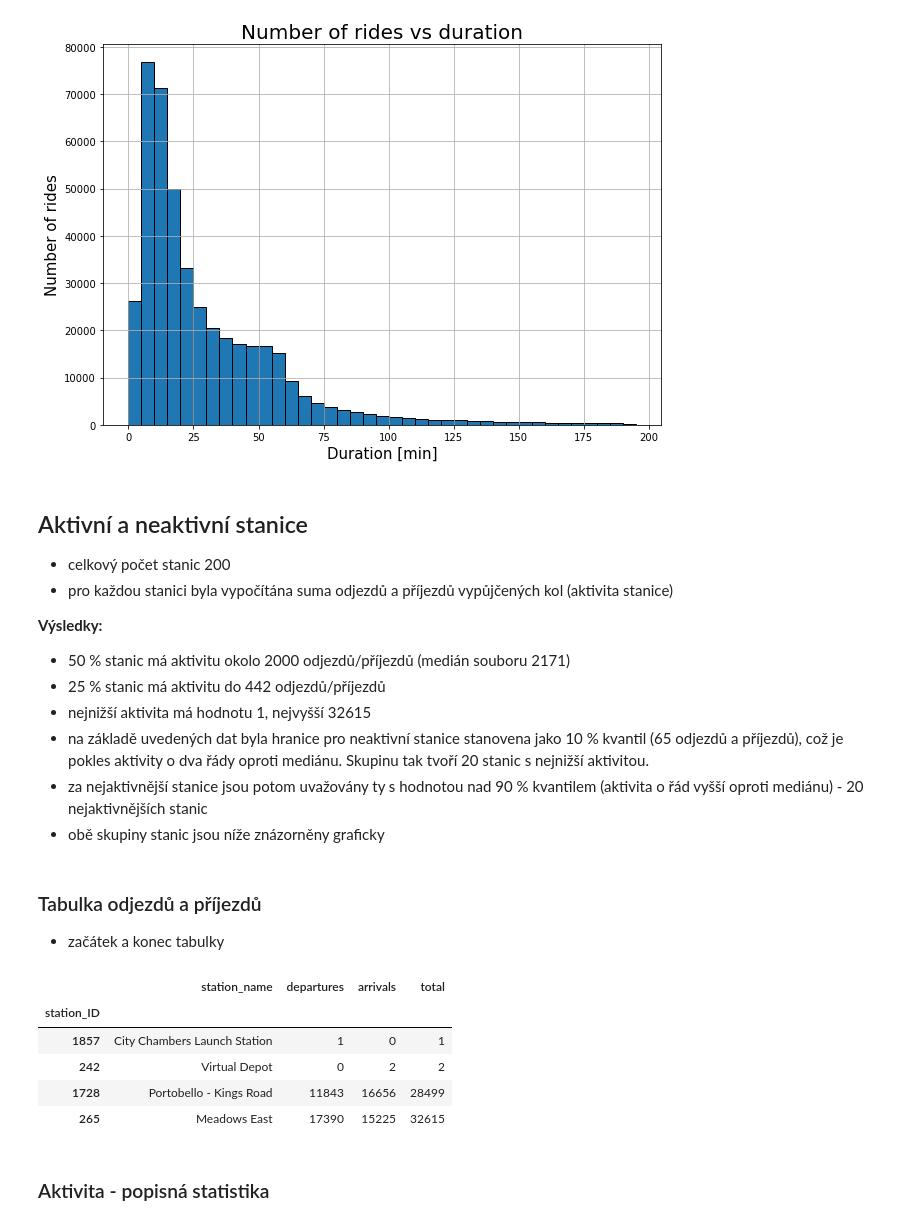
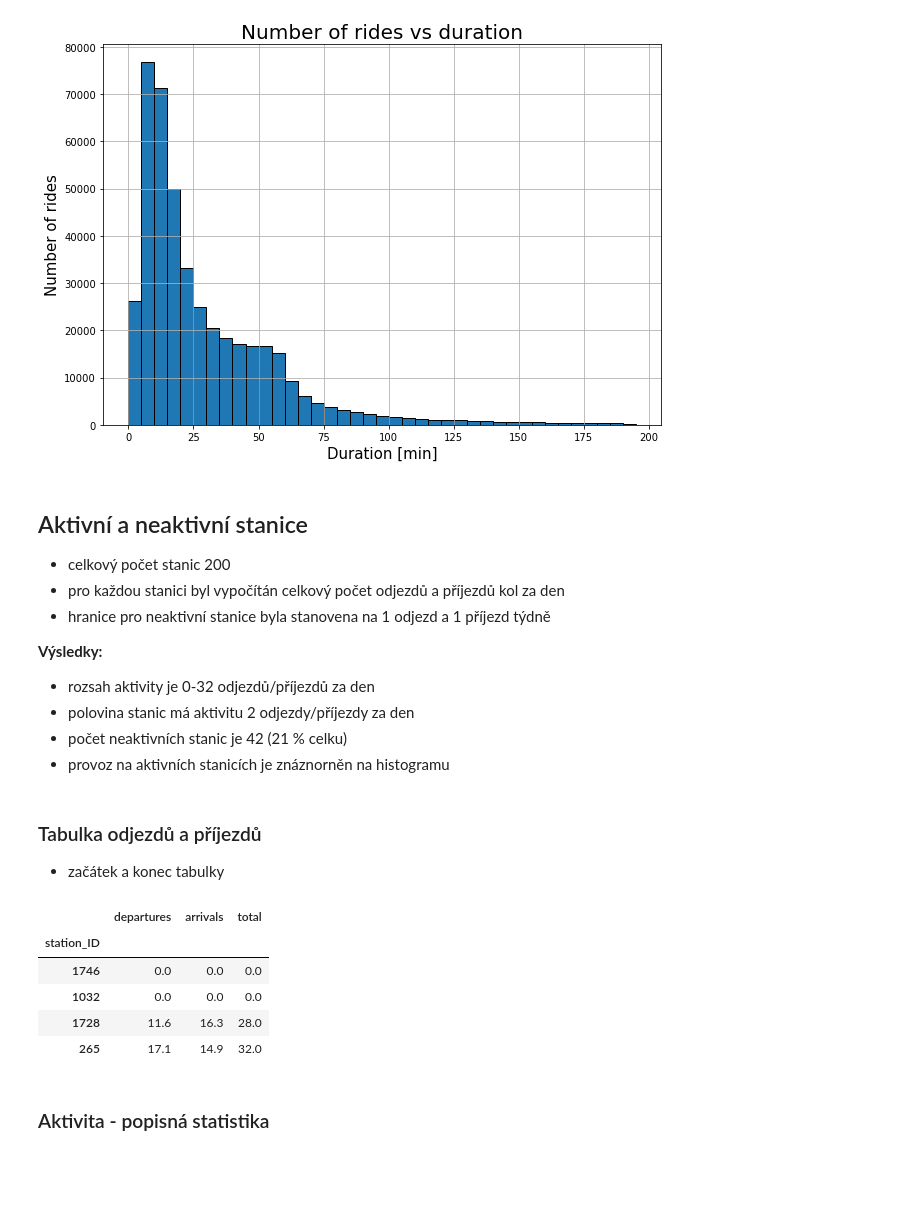
Before and after one commit to michalbk/Data_academy-Python_project, a Jupyter notebook: python_project.ipynb, the cells around one changed output. Drawn from its saved outputs; the diff is of its cells as text; code cells hidden in the pictures; blank space fills up the shorter version.

Commit message:
Activity of stations assessed as daily traffic

```diff
--- a/python_project.ipynb
+++ b/python_project.ipynb
@@ -60,15 +60,14 @@ ax.grid()
 ## Aktivní a neaktivní stanice
 
 - celkový počet stanic 200
-- pro každou stanici byla vypočítána suma odjezdů a příjezdů vypůjčených kol (aktivita stanice)
+- pro každou stanici byl vypočítán celkový počet odjezdů a příjezdů kol za den
+- hranice pro neaktivní stanice byla stanovena na 1 odjezd a 1 příjezd týdně
 
 **Výsledky:**
-- 50 % stanic má aktivitu okolo 2000 odjezdů/příjezdů (medián souboru 2171)
-- 25 % stanic má aktivitu do 442 odjezdů/příjezdů
-- nejnižší aktivita má hodnotu 1, nejvyšší 32615
-- na základě uvedených dat byla hranice pro neaktivní stanice stanovena jako 10 % kvantil (65 odjezdů a příjezdů), což je pokles aktivity o dva řády oproti mediánu. Skupinu tak tvoří 20 stanic s nejnižší aktivitou.
-- za nejaktivnější stanice jsou potom uvažovány ty s hodnotou nad 90 % kvantilem (aktivita o řád vyšší oproti mediánu) - 20 nejaktivnějších stanic
-- obě skupiny stanic jsou níže znázorněny graficky
+- rozsah aktivity je 0-32 odjezdů/příjezdů za den
+- polovina stanic má aktivitu 2 odjezdy/příjezdy za den
+- počet neaktivních stanic je 42 (21 % celku)
+- provoz na aktivních stanicích je znáznorněn na histogramu
 # %%
 # List of all stations - ID + name
 s1 = (ddf[['start_station_id', 'start_station_name']]
@@ -87,24 +86,31 @@ stations_df = (s1.append(s2)
 # %%
 # Number of departures, arrivals and their sum for each station
 activity_df = (stations_df
                .assign(departures = ddf.groupby('start_station_id')
                        .count()[['started_at']])
                .assign(arrivals = ddf.groupby('end_station_id')
                        .count()[['ended_at']])
                .fillna(0)
                .astype({'departures': int, 'arrivals': int}))
 activity_df['total'] = (activity_df['departures']
                               + activity_df['arrivals'])
+
+# Days between last and first record
+interval_days = ((ddf.sort_values('started_at').iloc[-1,1] - ddf.sort_values('started_at')
+                  .iloc[0,0]).days)
+# Activity per day
+activity_df = (round(activity_df[['departures', 'arrivals', 'total']]
+                     .transform(lambda x: x/interval_days), 1))
 activity_df = (activity_df.sort_values('total'))
 
 activity_df.iloc[[0,1,-2,-1]]
 # %% [output]
-|  | station_name | departures | arrivals | total |
-| station_ID |  |  |  |  |
-| 1857 | City Chambers Launch Station | 1 | 0 | 1 |
-| 242 | Virtual Depot | 0 | 2 | 2 |
-| 1728 | Portobello - Kings Road | 11843 | 16656 | 28499 |
-| 265 | Meadows East | 17390 | 15225 | 32615 |
+|  | departures | arrivals | total |
+| station_ID |  |  |  |
+| 1746 | 0.0 | 0.0 | 0.0 |
+| 1032 | 0.0 | 0.0 | 0.0 |
+| 1728 | 11.6 | 16.3 | 28.0 |
+| 265 | 17.1 | 14.9 | 32.0 |
 # %% [markdown]
 ### Aktivita - popisná statistika
 # %%
```
Also changed, not shown: parts of 5 cells of this notebook.
